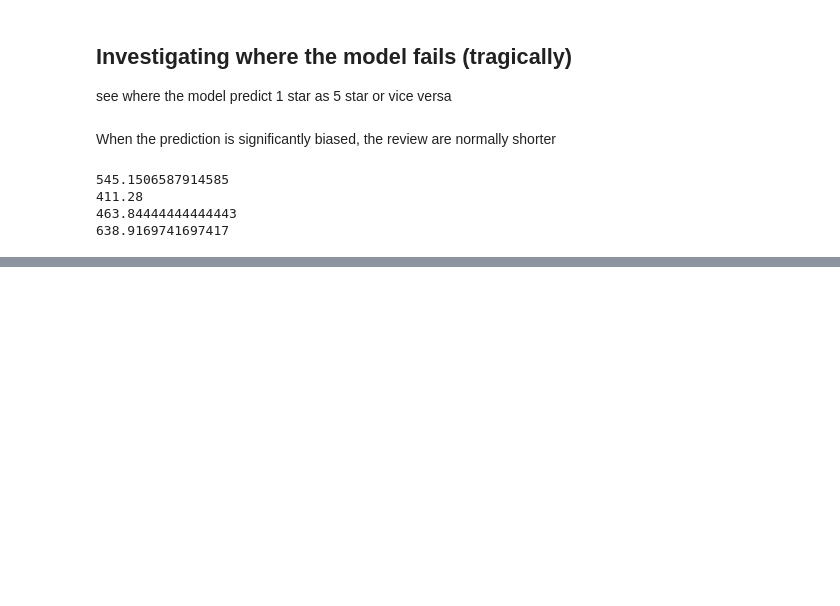
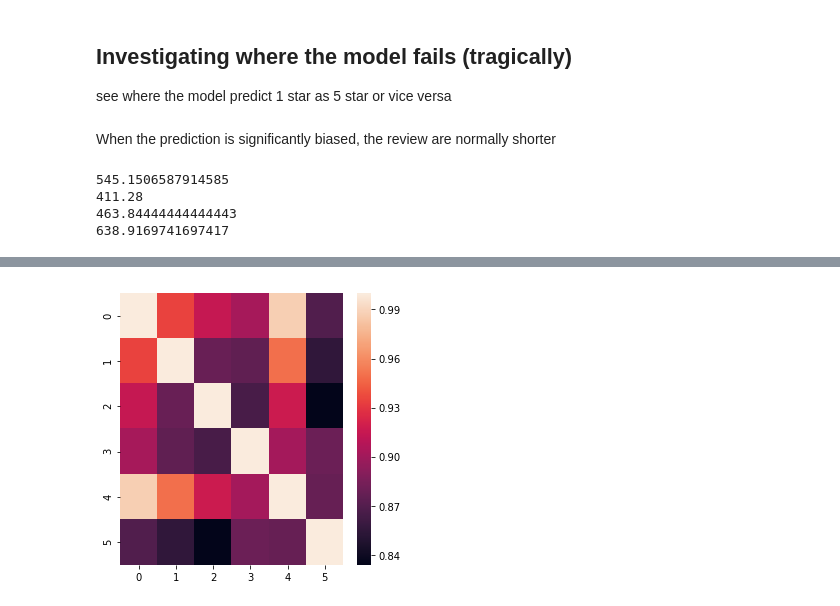
Before and after one commit to XC-Li/Yelp_review_sentiment_modeling, a Jupyter notebook: bag_of_words_model_v2.ipynb, the cells around one changed output, grey strips where cells are left out. Drawn from its saved outputs; the diff is of its cells as text; code cells hidden in the pictures; blank space fills up the shorter version.

```diff
--- a/bag_of_words_model_v2.ipynb
+++ b/bag_of_words_model_v2.ipynb
@@ -579,0 +635,4 @@ array(['management', 'rude', 'worst', 'hour', 'missing', 'per', 'owners',
+# %%
+cosine_sim_3star = calculate_cosine_similarity(3)
+# %% [output]
+[figure, added]
```
Also changed, not shown: parts of 10 cells of this notebook.
